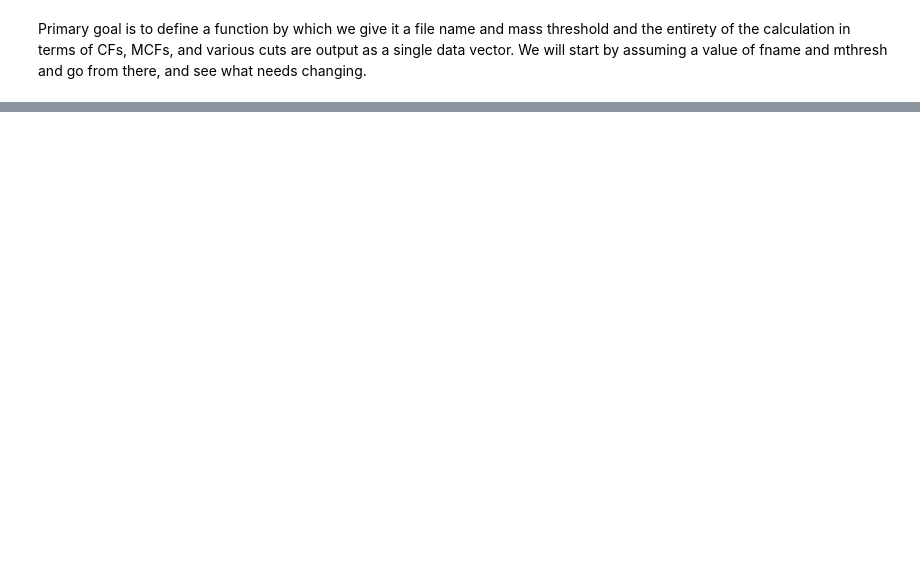
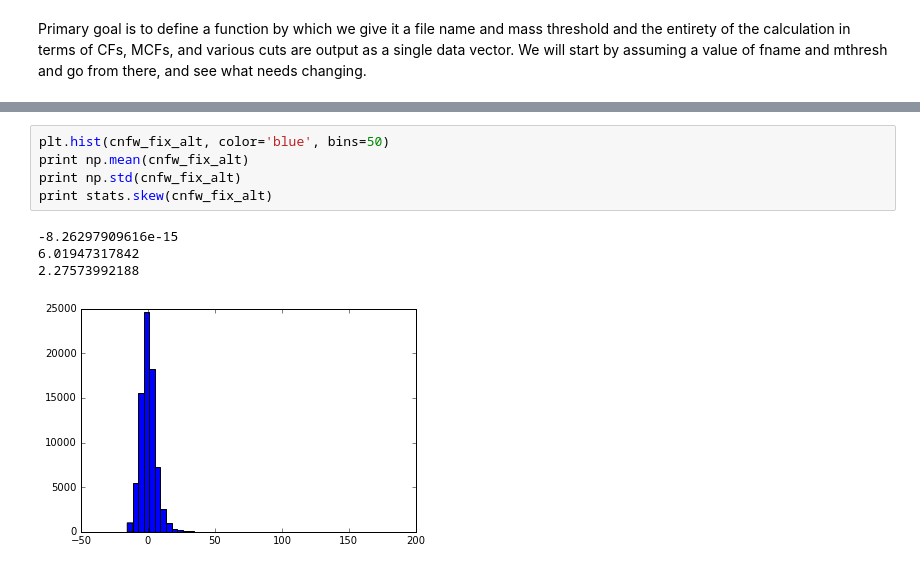
Before and after one commit to villarrealas/haloenviron-pipeline, a Jupyter notebook: halotools-pipe.ipynb, the cells around one changed output, grey strips where cells are left out. Drawn from its saved outputs; the diff is of its cells as text; blank space fills up the shorter version.

```diff
--- a/halotools-pipe.ipynb
+++ b/halotools-pipe.ipynb
@@ -249,0 +112,10 @@ plt.savefig('splash_compare.pdf')
+# %%
+plt.hist(cnfw_fix_alt, color='blue', bins=50)
+print np.mean(cnfw_fix_alt)
+print np.std(cnfw_fix_alt)
+print stats.skew(cnfw_fix_alt)
+# %% [output]
+-8.26297909616e-15
+6.01947317842
+2.27573992188
+[figure, added]
```
Also changed, not shown: parts of 19 cells of this notebook, 13 other files.
